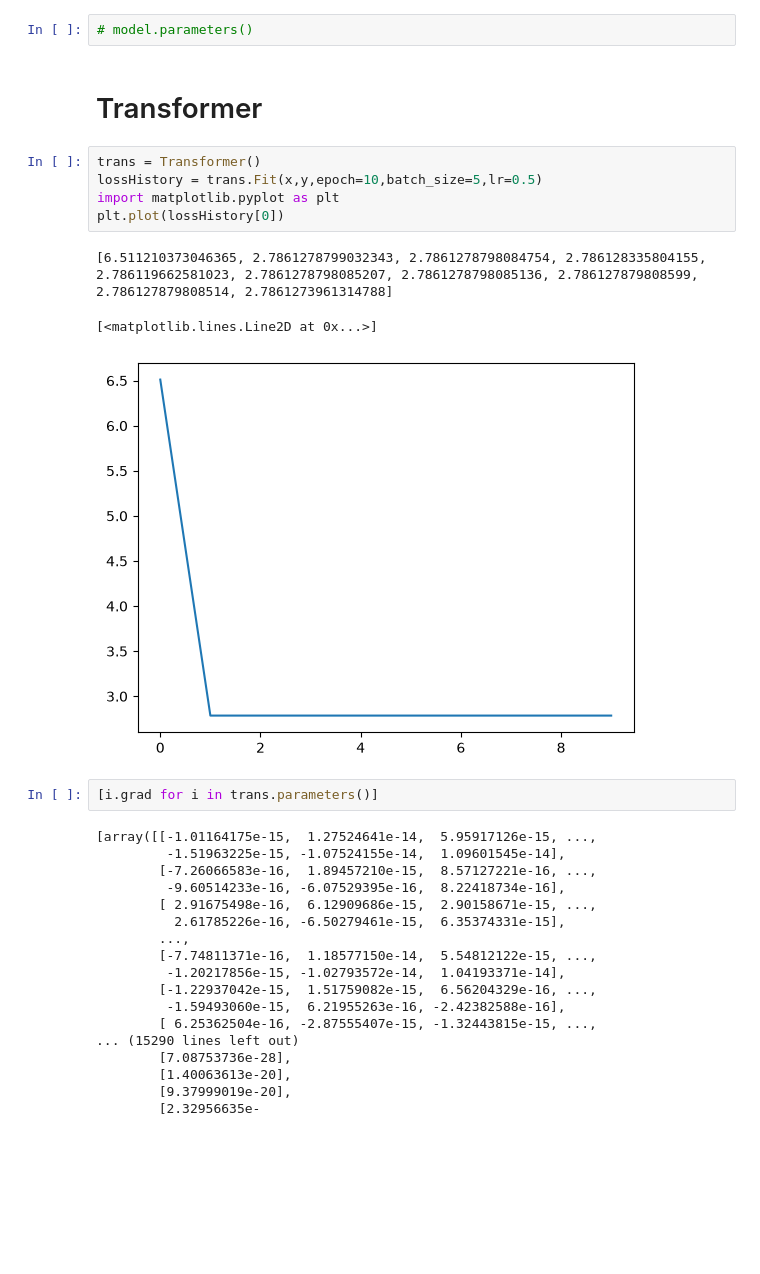
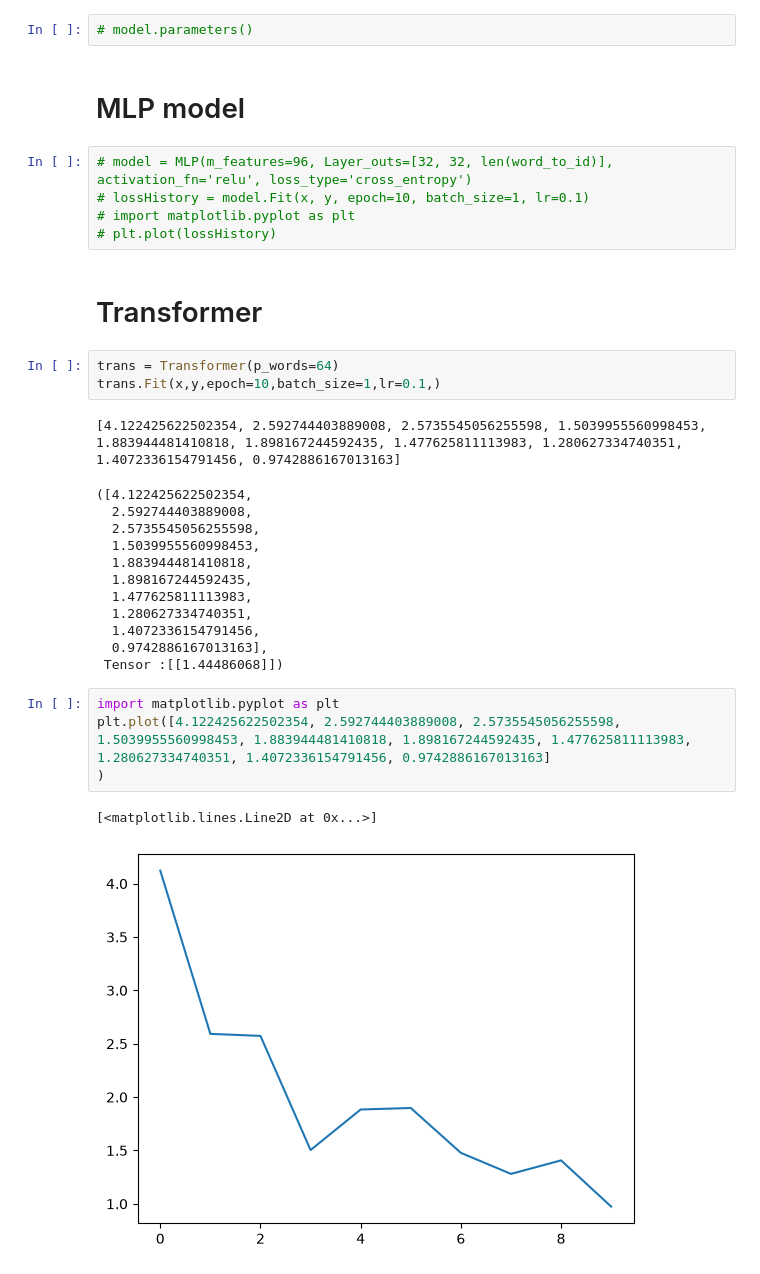
Before and after one commit to mrnishant1/NLP_BERT_implementation, a Jupyter notebook: notebook/micrograd.ipynb, the cells around one changed output. Saved outputs shown, nothing was run; the diff lists cells and outputs as text; blank space fills up the shorter version.

Commit message:
Problem: Grad vanishing and no weight updation,reason: Accidently reinitialising weights every epoch so no learning just reinitialization Wrong normalization, Wrong formula used for Similarity

```diff
--- a/notebook/micrograd.ipynb
+++ b/notebook/micrograd.ipynb
@@ -977,34 +957,35 @@ np.shape(x),np.shape(y)
 # plt.plot(loss)
 # %%
 # model.parameters()
-# %% [markdown]
-# Transformer
+# %% [markdown]
+# MLP model
 # %%
-trans = Transformer()
-lossHistory = trans.Fit(x,y,epoch=10,batch_size=5,lr=0.5)
-import matplotlib.pyplot as plt
-plt.plot(lossHistory[0])
+# model = MLP(m_features=96, Layer_outs=[32, 32, len(word_to_id)], activation_fn='relu', loss_type='cross_entropy')
+# lossHistory = model.Fit(x, y, epoch=10, batch_size=1, lr=0.1)
+# import matplotlib.pyplot as plt
+# plt.plot(lossHistory)
-# %% [output]
-[6.511210373046365, 2.7861278799032343, 2.7861278798084754, 2.786128335804155, 2.786119662581023, 2.7861278798085207, 2.7861278798085136, 2.786127879808599, 2.786127879808514, 2.7861273961314788]
-[<matplotlib.lines.Line2D at 0x...>]
-[figure, removed]
+# %% [markdown]
+# Transformer
 # %%
-[i.grad for i in trans.parameters()]
+trans = Transformer(p_words=64)
+trans.Fit(x,y,epoch=10,batch_size=1,lr=0.1,)
 # %% [output]
-[array([[-1.01164175e-15,  1.27524641e-14,  5.95917126e-15, ...,
-         -1.51963225e-15, -1.07524155e-14,  1.09601545e-14],
-        [-7.26066583e-16,  1.89457210e-15,  8.57127221e-16, ...,
-         -9.60514233e-16, -6.07529395e-16,  8.22418734e-16],
-        [ 2.91675498e-16,  6.12909686e-15,  2.90158671e-15, ...,
-          2.61785226e-16, -6.50279461e-15,  6.35374331e-15],
-        ...,
-        [-7.74811371e-16,  1.18577150e-14,  5.54812122e-15, ...,
-         -1.20217856e-15, -1.02793572e-14,  1.04193371e-14],
-        [-1.22937042e-15,  1.51759082e-15,  6.56204329e-16, ...,
-         -1.59493060e-15,  6.21955263e-16, -2.42382588e-16],
-        [ 6.25362504e-16, -2.87555407e-15, -1.32443815e-15, ...,
-... (15290 lines left out)
-        [7.08753736e-28],
-        [1.40063613e-20],
-        [9.37999019e-20],
-        [2.32956635e-
+[4.122425622502354, 2.592744403889008, 2.5735545056255598, 1.5039955560998453, 1.883944481410818, 1.898167244592435, 1.477625811113983, 1.280627334740351, 1.4072336154791456, 0.9742886167013163]
+([4.122425622502354,
+  2.592744403889008,
+  2.5735545056255598,
+  1.5039955560998453,
+  1.883944481410818,
+  1.898167244592435,
+  1.477625811113983,
+  1.280627334740351,
+  1.4072336154791456,
+  0.9742886167013163],
+ Tensor :[[1.44486068]])
+# %%
+import matplotlib.pyplot as plt
+plt.plot([4.122425622502354, 2.592744403889008, 2.5735545056255598, 1.5039955560998453, 1.883944481410818, 1.898167244592435, 1.477625811113983, 1.280627334740351, 1.4072336154791456, 0.9742886167013163]
+)
+# %% [output]
+[<matplotlib.lines.Line2D at 0x...>]
+[figure, added]
```
Also changed, not shown: parts of 4 cells of this notebook.
